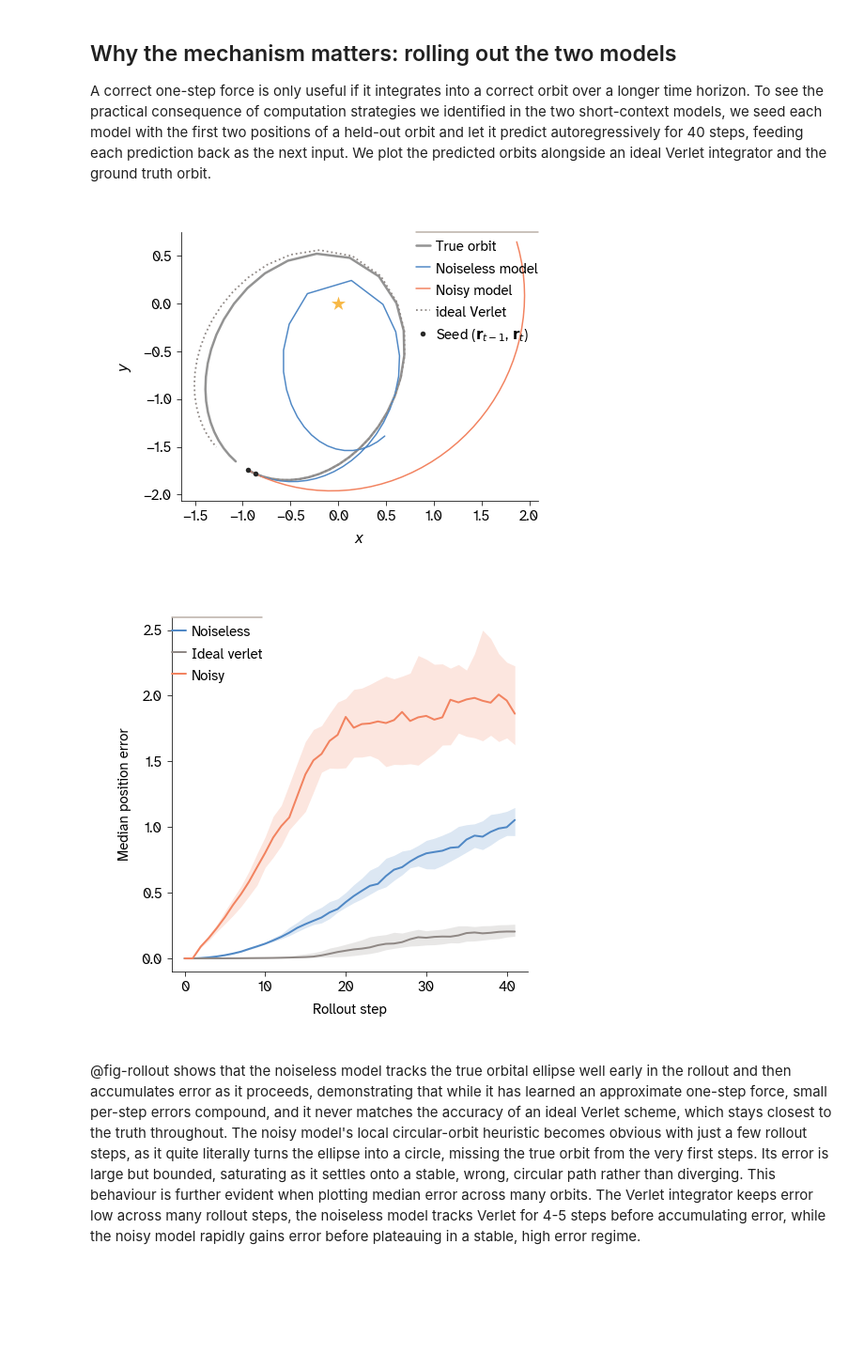
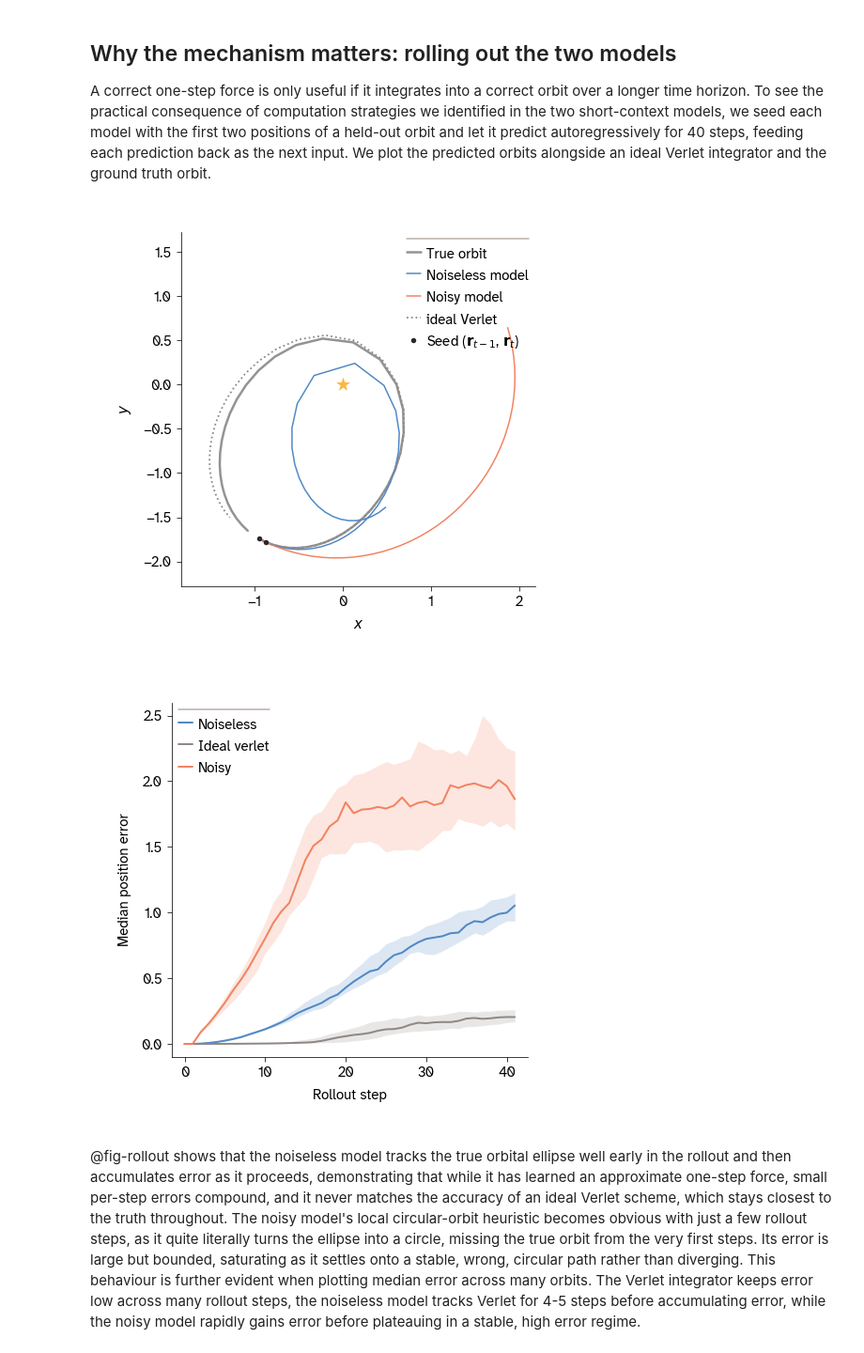
Before and after one commit to Arcadia-Science/world-model-orbits, a Jupyter notebook: index.ipynb, the cells around one changed output. Shown at 94% size. Cells and saved outputs as stored; diff of their text form; code cells hidden in the pictures; blank space fills up the shorter version.

```diff
--- a/index.ipynb
+++ b/index.ipynb
@@ -780,7 +778,7 @@ Panels (b), (c) and (d) describe the form of each operator. Both are scaled rota
 A correct one-step force is only useful if it integrates into a correct orbit over a longer time horizon. To see the practical consequence of computation strategies we identified in the two short-context models, we seed each model with the first two positions of a held-out orbit and let it predict autoregressively for 40 steps, feeding each prediction back as the next input. We plot the predicted orbits alongside an ideal Verlet integrator and the ground truth orbit.
 # %%
 #| label: fig-rollout
-#| fig-cap: "Autoregressive rollout on eccentric orbits (0.5 < e < 0.7), seeded from two consecutive positions and rolled forward 40 steps with each prediction fed back as the next input. Ideal Verlet is integrated at the data's true sample spacing, dt = 20/99."
+#| fig-cap: "Autoregressive rollout on eccentric orbits (0.5 < $e$ < 0.7), seeded from two consecutive positions and rolled forward 40 steps with each prediction fed back as the next input. Ideal Verlet is integrated at the data's true sample spacing, $dt$ = 20/99."
 #| fig-subcap:
 #|   - "One example orbit seeded at aphelion, showing the true ellipse, an ideal Verlet integrator, and the two short-context models."
 #|   - "Median position error against rollout step over 200 randomly drawn eccentric orbits seeded at random phase, with a 95% bootstrap confidence interval of the median."
@@ -844,36 +842,45 @@ ek = int(np.argmax(np.linalg.norm(true[:100 - (N + 2) + 1], axis=1)))
 s = true[ek:ek+2]; seg = true[ek:ek+N+2]
 rn, rv, rx = rollout(model_noiseless, s, N), rollout_verlet(s, N, dt=DT), rollout(model_bs2, s, N)
 
 PANEL    = apc.mpl.FIGURE_SIZES_IN_INCHES['half_square']
 C_TRUE   = str(apc.crow);  C_NOISELESS = ARC_VIBE
 C_NOISY  = ARC_CORAL;      C_VERLET    = str(apc.bark)
 
 fig, ax = plt.subplots(figsize=PANEL)
 ax.plot(seg[:, 0], seg[:, 1], '-', color=C_TRUE, lw=2.5, alpha=0.5, label='true orbit')
 ax.plot(rn[:, 0], rn[:, 1], '-', color=C_NOISELESS, lw=1.5, label='noiseless model')
 ax.plot(rx[:, 0], rx[:, 1], '-', color=C_NOISY,     lw=1.5, label='noisy model')
 ax.plot(rv[:, 0], rv[:, 1], ':', color=C_VERLET,    lw=1.8, label='ideal Verlet')
 ax.scatter(0, 0, marker='*', s=250, color=str(apc.canary), edgecolor=str(apc.crow), zorder=5)
 ax.scatter(s[:, 0], s[:, 1], color=C_TRUE, s=30, zorder=5,
            label=r'seed ($\mathbf{r}_{t-1}$, $\mathbf{r}_t$)')
 ax.set_aspect('equal')
+# Square the data box so this equal-aspect panel ends up the same shape as the
+# error curve beside it (otherwise the orbit's 1.3:1 extent sets the output
+# aspect and the two panels mismatch). The slack is anchored above the data,
+# which is also where the legend then sits clear of every trajectory.
+_pts = np.vstack([seg, rn, rx, rv, [[0.0, 0.0]]])
+_span = 1.16 * max(np.ptp(_pts[:, 0]), np.ptp(_pts[:, 1]))
+_x0 = _pts[:, 0].min() - 0.08 * _span
+_y0 = _pts[:, 1].min() - 0.08 * _span
+ax.set_xlim(_x0, _x0 + _span); ax.set_ylim(_y0, _y0 + _span)
 ax.set_xlabel(r'$x$'); ax.set_ylabel(r'$y$')
-ax.legend(frameon=False)
+ax.legend(frameon=False, loc='upper right')
 apc.mpl.style_plot(ax)
 plt.show()
 
 fig, ax = plt.subplots(figsize=PANEL)
 for name, c in [('Noiseless', C_NOISELESS), ('Ideal Verlet', C_VERLET), ('Noisy', C_NOISY)]:
     med, lo, hi = median_ci(errs[name], seed=SEED)
     ax.plot(step, med, color=c, lw=2, label=name.lower())
     ax.fill_between(step, lo, hi, color=c, alpha=0.2)
 ax.set_xlabel('rollout step'); ax.set_ylabel('median position error')
 ax.legend(frameon=False)
 apc.mpl.style_plot(ax)
 plt.show()
 # %% [output]
-[figure, old version]
+[figure, new version]
-[figure, old version]
+[figure, new version]
 # %% [markdown]
 @fig-rollout shows that the noiseless model tracks the true orbital ellipse well early in the rollout and then accumulates error as it proceeds, demonstrating that while it has learned an approximate one-step force, small per-step errors compound, and it never matches the accuracy of an ideal Verlet scheme, which stays closest to the truth throughout. The noisy model's local circular-orbit heuristic becomes obvious with just a few rollout steps, as it quite literally turns the ellipse into a circle, missing the true orbit from the very first steps. Its error is large but bounded, saturating as it settles onto a stable, wrong, circular path rather than diverging. This behaviour is further evident when plotting median error across many orbits. The Verlet integrator keeps error low across many rollout steps, the noiseless model tracks Verlet for 4-5 steps before accumulating error, while the noisy model rapidly gains error before plateauing in a stable, high error regime.
 # %% [markdown]
```
Also changed, not shown: parts of 13 cells of this notebook, 1 other file.
